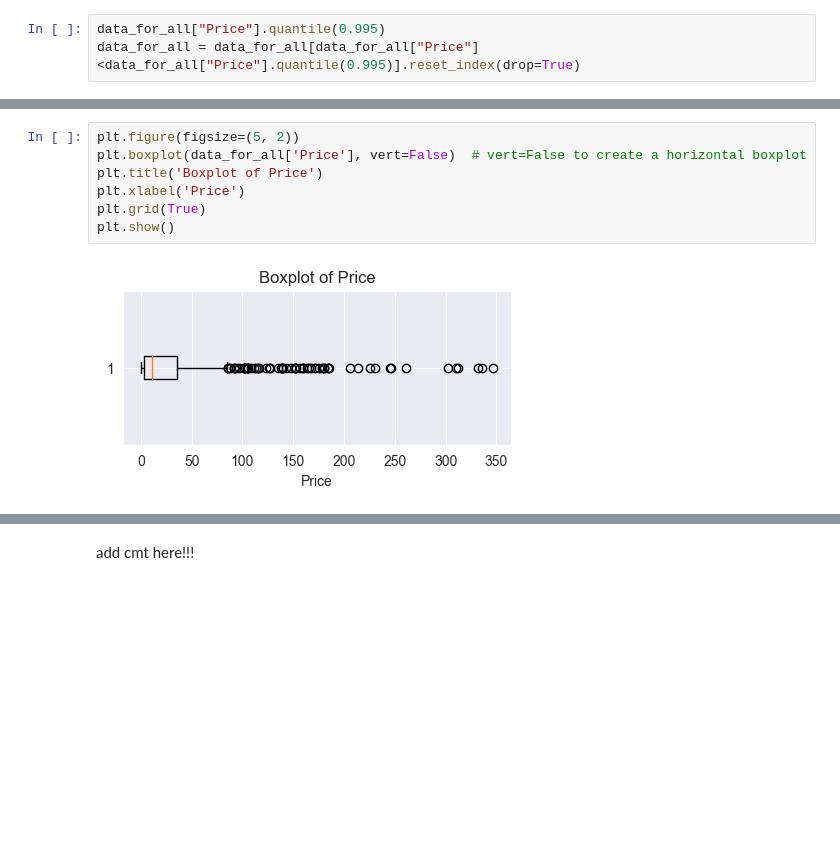
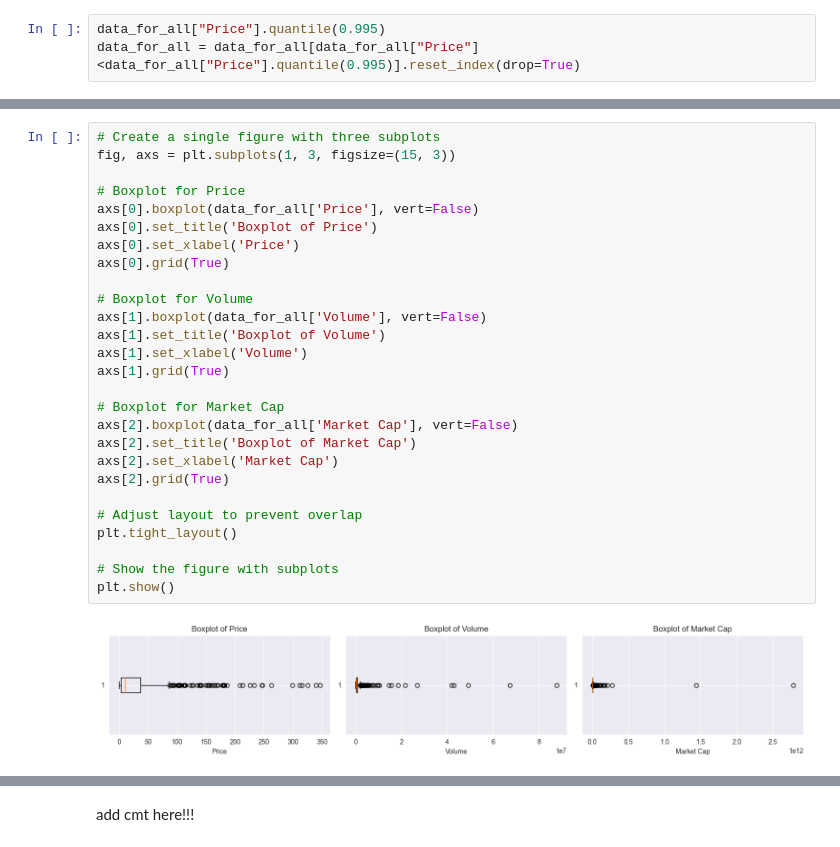
Before and after one commit to lhquan502/DATA-PROJECT, a Jupyter notebook: TradingView.ipynb, the cells around one changed output, grey strips where cells are left out. Drawn from its saved outputs; the diff is of its cells as text; blank space fills up the shorter version.

```diff
--- a/TradingView.ipynb
+++ b/TradingView.ipynb
@@ -234,12 +271,32 @@ data_for_all["Price"].skew()
 # %%
-plt.figure(figsize=(5, 2))
-plt.boxplot(data_for_all['Price'], vert=False)  # vert=False to create a horizontal boxplot
-plt.title('Boxplot of Price')
-plt.xlabel('Price')
-plt.grid(True)
+# Create a single figure with three subplots
+fig, axs = plt.subplots(1, 3, figsize=(15, 3))
+
+# Boxplot for Price
+axs[0].boxplot(data_for_all['Price'], vert=False)
+axs[0].set_title('Boxplot of Price')
+axs[0].set_xlabel('Price')
+axs[0].grid(True)
+
+# Boxplot for Volume
+axs[1].boxplot(data_for_all['Volume'], vert=False)
+axs[1].set_title('Boxplot of Volume')
+axs[1].set_xlabel('Volume')
+axs[1].grid(True)
+
+# Boxplot for Market Cap
+axs[2].boxplot(data_for_all['Market Cap'], vert=False)
+axs[2].set_title('Boxplot of Market Cap')
+axs[2].set_xlabel('Market Cap')
+axs[2].grid(True)
+
+# Adjust layout to prevent overlap
+plt.tight_layout()
+
+# Show the figure with subplots
 plt.show()
 # %% [output]
-[figure, old version]
+[figure, new version]
 # %%
 data_for_all.describe()
 # %% [output]
```
Also changed, not shown: parts of 17 cells of this notebook.
